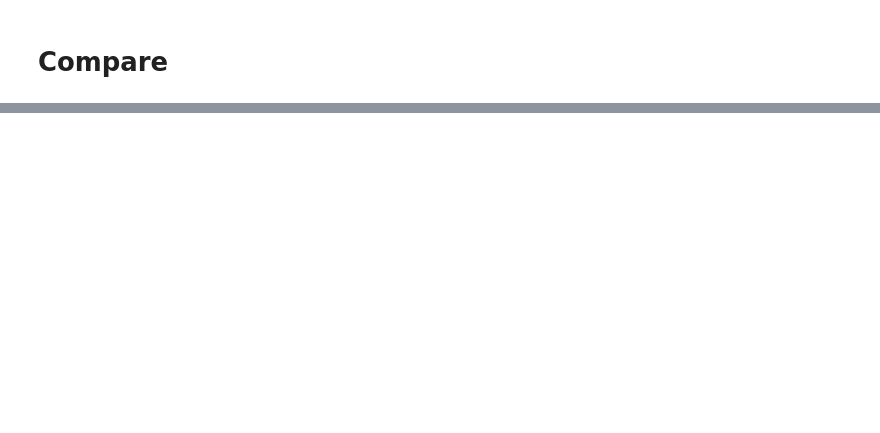
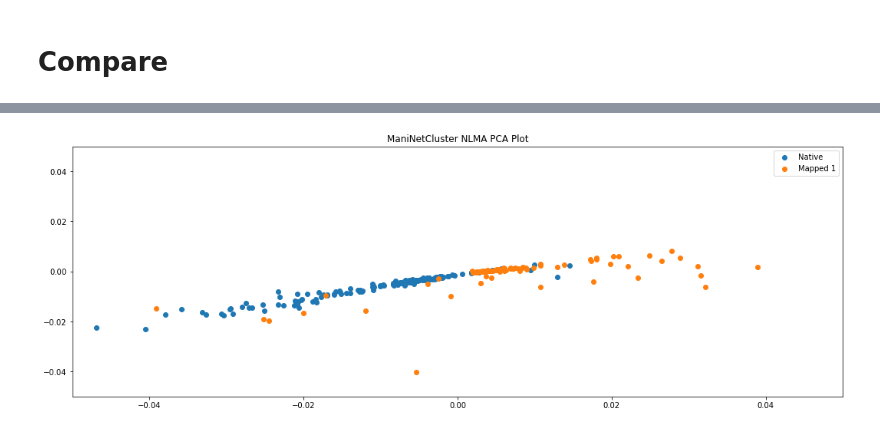
Before and after one commit to Oafish1/JAMIE, a Jupyter notebook: examples/sample_opsca_phase1.ipynb, the cells around one changed output, grey strips where cells are left out. Cells and saved outputs as stored; diff of their text form; code cells hidden in the pictures; blank space fills up the shorter version.

```diff
--- a/examples/sample_opsca_phase1.ipynb
+++ b/examples/sample_opsca_phase1.ipynb
@@ -21,7 +21,5 @@ non-resource variables are not supported in the long term
 # %%
 # X1 = ad.read_h5ad('OPSCA/openproblems_bmmc_multiome_starter/openproblems_bmmc_multiome_starter.mod1.h5ad')
 # X2 = ad.read_h5ad('OPSCA/openproblems_bmmc_multiome_starter/openproblems_bmmc_multiome_starter.mod2.h5ad')
-X1 = ad.read_h5ad('OPSCA/openproblems_bmmc_multiome_phase1/openproblems_bmmc_multiome_phase1.censor_dataset.output_mod1.h5ad')
-X2 = ad.read_h5ad('OPSCA/openproblems_bmmc_multiome_phase1/openproblems_bmmc_multiome_phase1.censor_dataset.output_mod2.h5ad')
-X1 = X1.X[:500]
-X2 = X2.X[:500]
+data_mod1 = ad.read_h5ad('OPSCA/openproblems_bmmc_multiome_phase1/openproblems_bmmc_multiome_phase1.censor_dataset.output_mod1.h5ad')
+data_mod2 = ad.read_h5ad('OPSCA/openproblems_bmmc_multiome_phase1/openproblems_bmmc_multiome_phase1.censor_dataset.output_mod2.h5ad')
@@ -88,0 +119,6 @@ for i, mapping in enumerate(mappings):
+# %%
+plt.subplots(figsize=(6*len(names), 6))
+plt.axis([-.05, .05, -.05, .05])
+alignment_visualize(*nmacom_out, alg_name=names[i])
+# %% [output]
+[figure, added]
```
Also changed, not shown: parts of 6 cells of this notebook, 29 other files.
